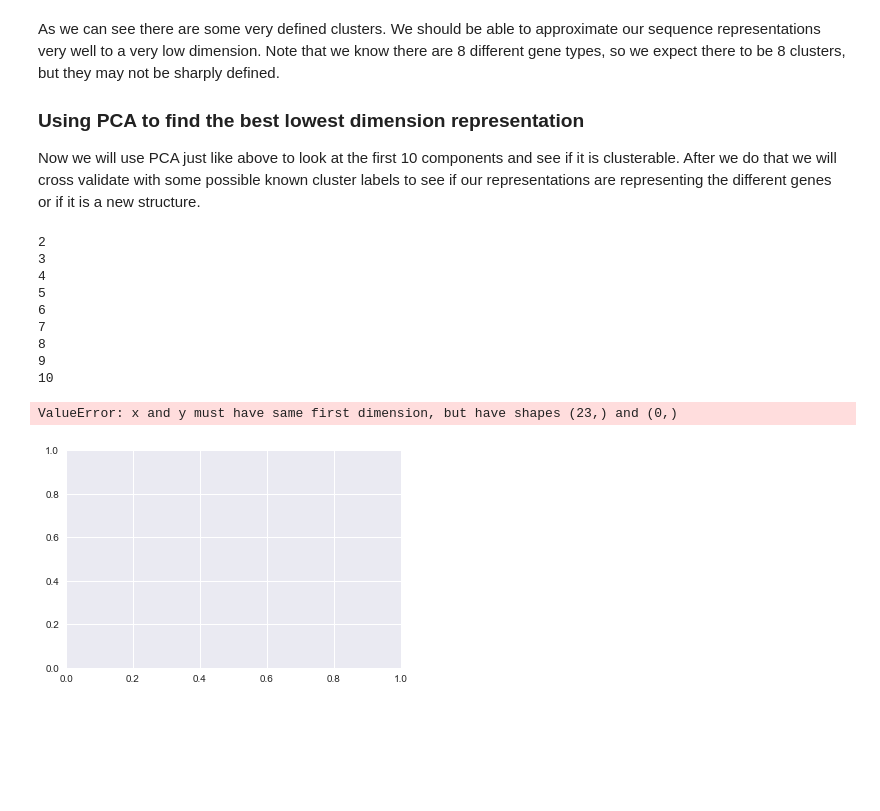
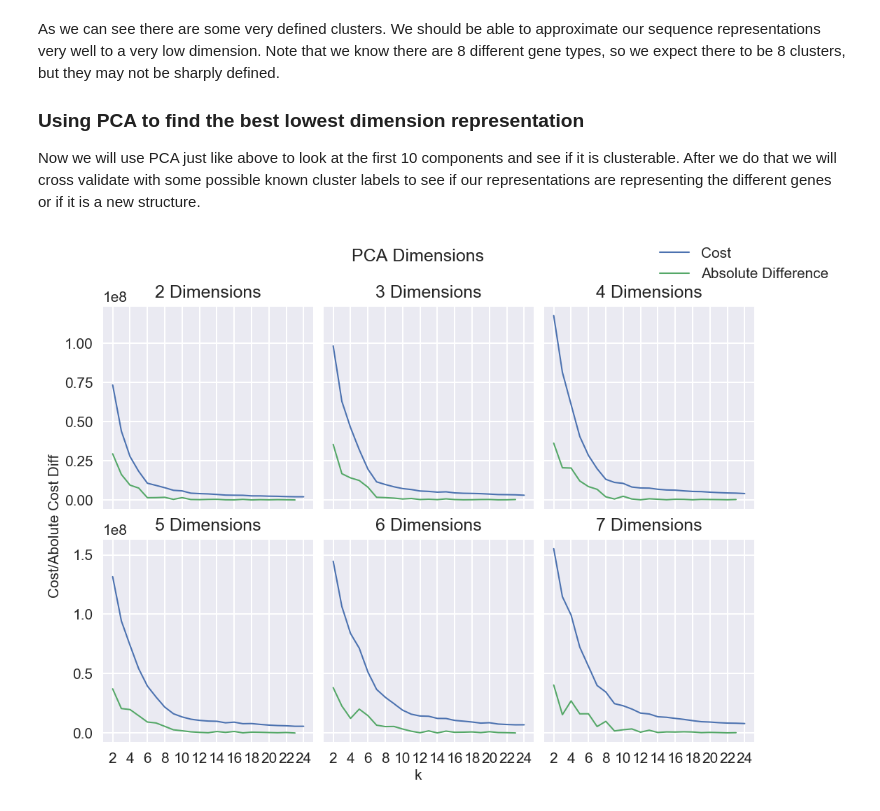
Before and after one commit to lukas-gust/data_mining_influenza, a Jupyter notebook: seq_distance.ipynb, the cells around one changed output. Drawn from its saved outputs; the diff is of its cells as text; code cells hidden in the pictures; blank space fills up the shorter version.

```diff
--- a/seq_distance.ipynb
+++ b/seq_distance.ipynb
@@ -187,39 +161,39 @@ Now we will use PCA just like above to look at the first 10 components and see i
 # %%
 pca = PCA(n_components=10)
 new_X = pca.fit_transform(X)
-# %%
-# MiniBatchKMeans!!
-inerts = []
-inert = []
-kms = []
-
-
-for n in range(2,11):
-    print(n)
-for k in range(2,25):
-    break
-    km = MiniBatchKMeans(k, max_iter=550, batch_size=1000)
-    km.fit_predict(new_X)
-    inert.append(km.inertia_)
-    kms.append(km)
-# %% [output]
-2
-3
-4
-5
-6
-7
-8
-9
-10
-# %%
-plt.plot(np.arange(2,25,1), inert)
-plt.xticks(np.arange(2,25,1))
-plt.title('Choosing k for k-means')
-plt.xlabel('k')
-plt.ylabel('Cost')
-plt.show()
-# %% [output]
-ValueError: x and y must have same first dimension, but have shapes (23,) and (0,)
-[figure, removed]
+# %%
+# MiniBatchKMeans!!
+inerts = []
+all_kms = []
+
+fig, ax = plt.subplots(2, 3, sharex='col', sharey='row')
+fig.subplots_adjust(wspace=0.05, hspace=0.15)
+i = -1
+for n in range(2,8):
+    if (n-2)%3 == 0:
+        i +=1
+
+    inert = []
+    kms = []
+    for k in range(2,25):
+        km = MiniBatchKMeans(k, max_iter=550, batch_size=1000)
+        km.fit_predict(new_X[:,:n])
+        inert.append(km.inertia_)
+        kms.append(km)
+
+    all_kms.append(kms)
+    curr = ax[i%2, (n-2)%3]
+    curr.plot(np.arange(2,25,1), inert, linewidth=1, label='Cost')
+    curr.plot(np.arange(2,24,1), abs(np.diff(inert)), linewidth=1, label='Absolute Difference')
+    curr.set_xticks(np.arange(2,25,2))
+    curr.set_title('{} Dimensions'.format(n))
+
+
+fig.text(0.5, 0.06, 'k', ha='center')
+fig.text(0.06, 0.5, 'Cost/Abolute Cost Diff', va='center', rotation='vertical')
+fig.legend(['Cost', 'Absolute Difference'])
+fig.suptitle('PCA Dimensions')
+plt.show()
+# %% [output]
+[figure, added]
 # %%
```
Also changed, not shown: parts of 9 cells of this notebook.
